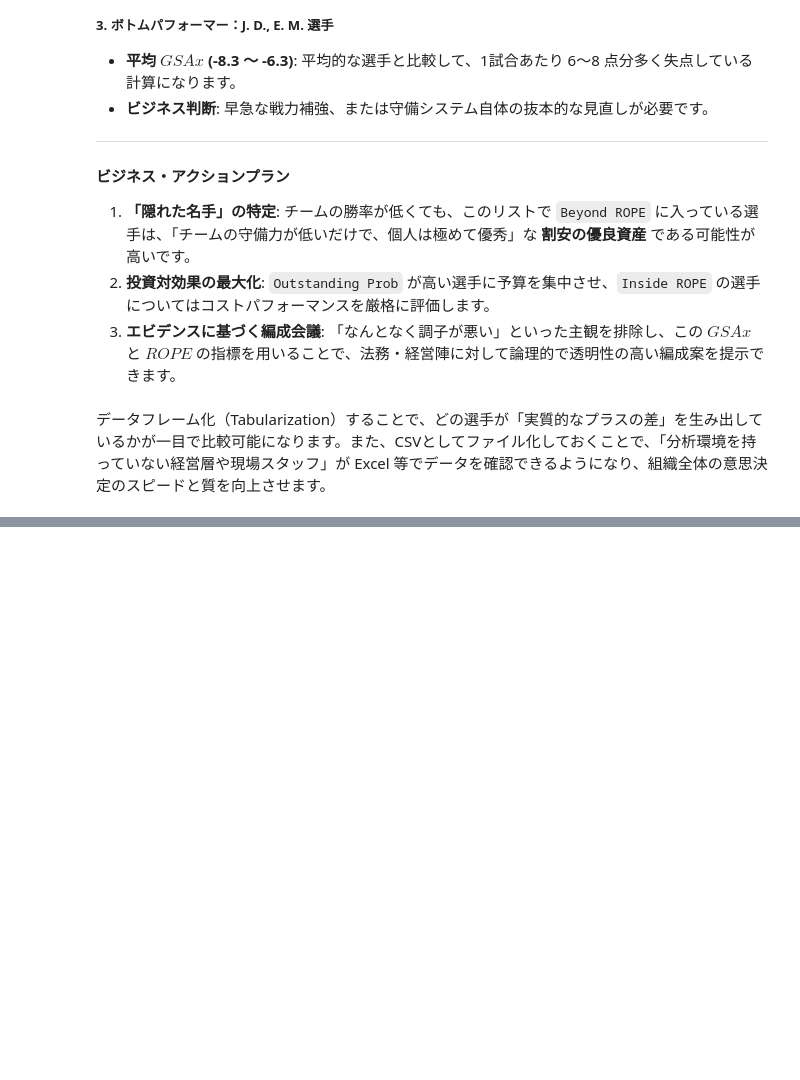
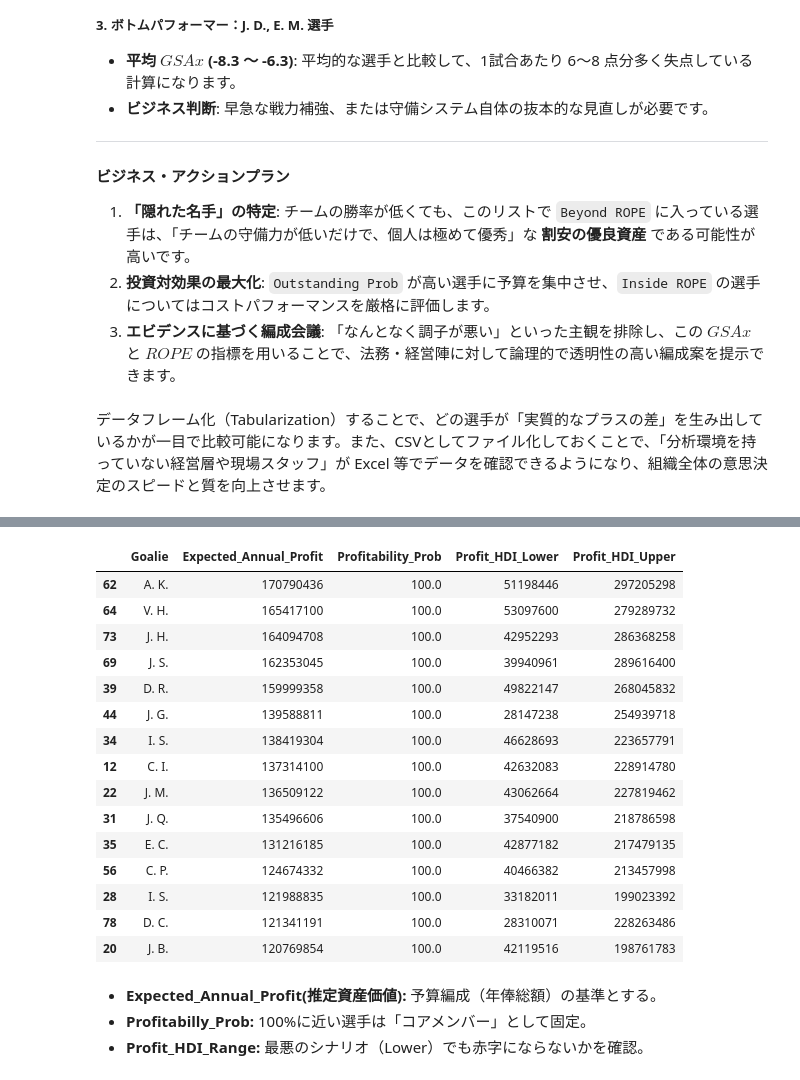
Before and after one commit to petalab-io/bayesian-iroha, a Jupyter notebook: notebooks/02_hockey_gotender/hockey_spatial_analysis.ipynb, the cells around one changed output, grey strips where cells are left out. Cells and saved outputs as stored; diff of their text form; code cells hidden in the pictures; blank space fills up the shorter version.

```diff
--- a/notebooks/02_hockey_gotender/hockey_spatial_analysis.ipynb
+++ b/notebooks/02_hockey_gotender/hockey_spatial_analysis.ipynb
@@ -640,0 +732,23 @@ df_rope_analysis.to_csv(FILE_OUTPUT, index=False)
+# %%
+df_top[["Goalie", "Expected_Annual_Profit", "Profitability_Prob", "Profit_HDI_Lower", "Profit_HDI_Upper"]]
+# %% [output]
+|  | Goalie | Expected_Annual_Profit | Profitability_Prob | Profit_HDI_Lower | Profit_HDI_Upper |
+| 62 | A. K. | 170790436 | 100.0 | 51198446 | 297205298 |
+| 64 | V. H. | 165417100 | 100.0 | 53097600 | 279289732 |
+| 73 | J. H. | 164094708 | 100.0 | 42952293 | 286368258 |
+| 69 | J. S. | 162353045 | 100.0 | 39940961 | 289616400 |
+| 39 | D. R. | 159999358 | 100.0 | 49822147 | 268045832 |
+| 44 | J. G. | 139588811 | 100.0 | 28147238 | 254939718 |
+| 34 | I. S. | 138419304 | 100.0 | 46628693 | 223657791 |
+| 12 | C. I. | 137314100 | 100.0 | 42632083 | 228914780 |
+| 22 | J. M. | 136509122 | 100.0 | 43062664 | 227819462 |
+| 31 | J. Q. | 135496606 | 100.0 | 37540900 | 218786598 |
+| 35 | E. C. | 131216185 | 100.0 | 42877182 | 217479135 |
+| 56 | C. P. | 124674332 | 100.0 | 40466382 | 213457998 |
+| 28 | I. S. | 121988835 | 100.0 | 33182011 | 199023392 |
+| 78 | D. C. | 121341191 | 100.0 | 28310071 | 228263486 |
+| 20 | J. B. | 120769854 | 100.0 | 42119516 | 198761783 |
+# %% [markdown]
+- **Expected_Annual_Profit(推定資産価値):** 予算編成（年俸総額）の基準とする。
+- **Profitabilly_Prob:** 100%に近い選手は「コアメンバー」として固定。
+- **Profit_HDI_Range:** 最悪のシナリオ（Lower）でも赤字にならないかを確認。
```
Also changed, not shown: parts of 10 cells of this notebook.
